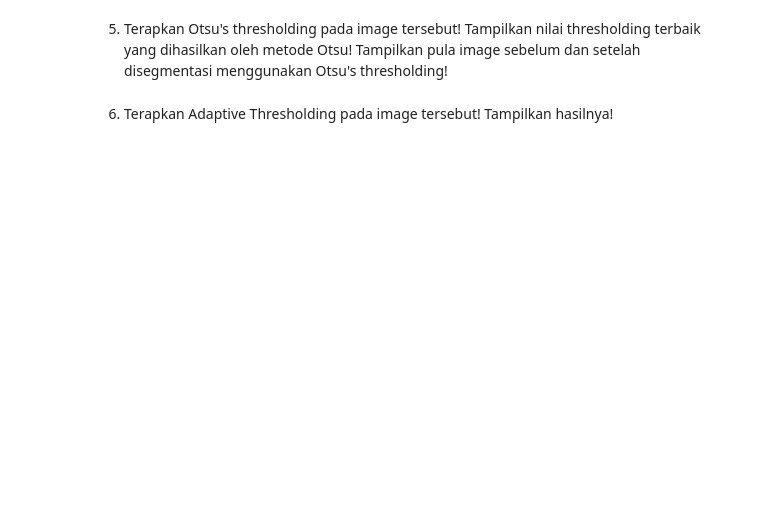
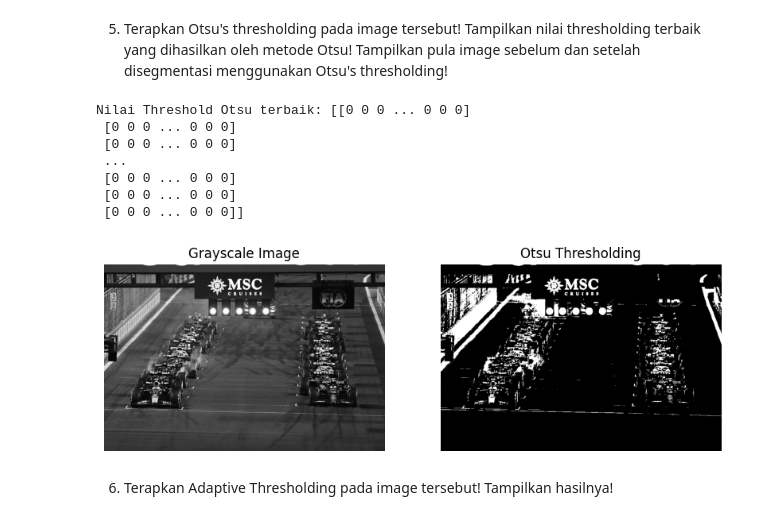
Before and after one commit to akramdhaifullah/img-retrieval, a Jupyter notebook: a3_feature-descriptor-segmentation.ipynb, the cells around one changed output. Saved outputs shown, nothing was run; the diff lists cells and outputs as text; code cells hidden in the pictures; blank space fills up the shorter version.

```diff
--- a/a3_feature-descriptor-segmentation.ipynb
+++ b/a3_feature-descriptor-segmentation.ipynb
@@ -21,2 +134,32 @@
+# %%
+# Tulis kode Anda disini
+
+# Ubah gambar ke grayscale
+image_gray = cv2.cvtColor(image, cv2.COLOR_BGR2GRAY)
+
+# Menggunakan metode Otsu untuk thresholding
+_, otsu_threshold = cv2.threshold(image_gray, 0, 255, cv2.THRESH_BINARY + cv2.THRESH_OTSU)
+
+# Tampilkan nilai thresholding terbaik
+print("Nilai Threshold Otsu terbaik:", otsu_threshold)
+
+# Tampilkan gambar asli dan hasil setelah thresholding Otsu
+fig, axes = plt.subplots(1, 2, figsize=(10, 5))
+axes[0].imshow(image_gray, cmap='gray')
+axes[0].set_title('Grayscale Image')
+axes[0].axis('off')
+axes[1].imshow(otsu_threshold, cmap='gray')
+axes[1].set_title('Otsu Thresholding')
+axes[1].axis('off')
+plt.show()
+# %% [output]
+Nilai Threshold Otsu terbaik: [[0 0 0 ... 0 0 0]
+ [0 0 0 ... 0 0 0]
+ [0 0 0 ... 0 0 0]
+ ...
+ [0 0 0 ... 0 0 0]
+ [0 0 0 ... 0 0 0]
+ [0 0 0 ... 0 0 0]]
+[figure, added]
 # %% [markdown]
 6. Terapkan Adaptive Thresholding pada image tersebut! Tampilkan hasilnya!
```
Also changed, not shown: parts of 19 cells of this notebook.
